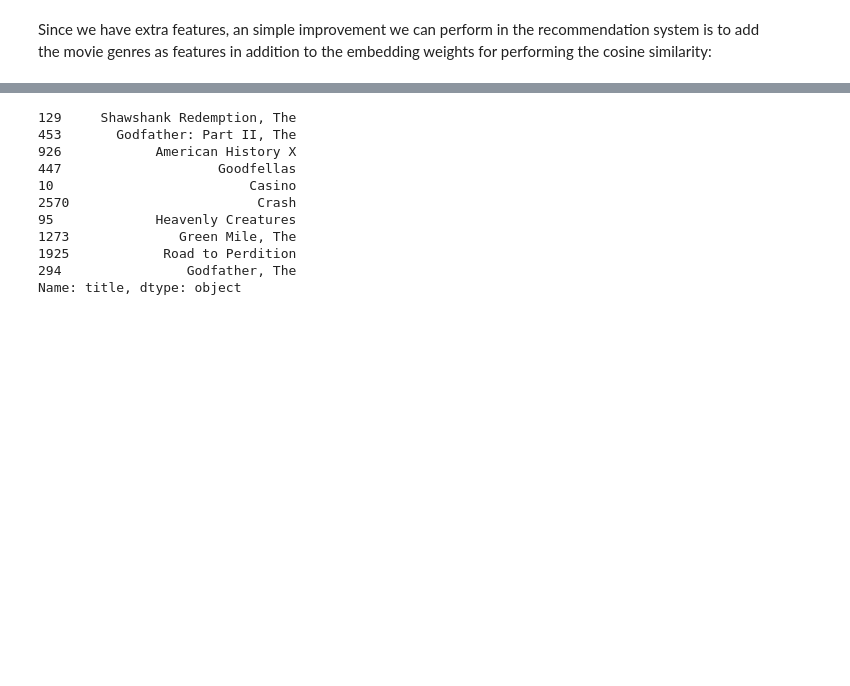
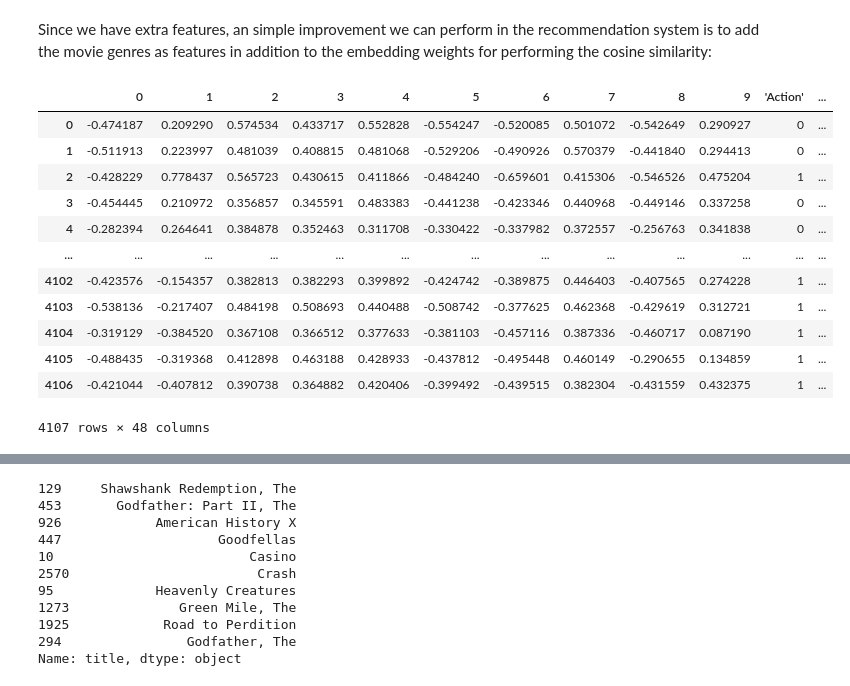
Before and after one commit to WittmannF/od-ml-challenge, a Jupyter notebook: OnDeckMLChallenge.ipynb, the cells around one changed output, grey strips where cells are left out. Saved outputs shown, nothing was run; the diff lists cells and outputs as text; code cells hidden in the pictures; blank space fills up the shorter version.

```diff
--- a/OnDeckMLChallenge.ipynb
+++ b/OnDeckMLChallenge.ipynb
@@ -646,6 +651,22 @@ Since we have extra features, an simple improvement we can perform in the recomm
 movie_em_weights_genres=pd.concat([movie_em_weights, movies_genres], axis=1)
 my_movie_weights=movie_em_weights_genres.iloc[my_movies_indexes]
 my_movie_weights_avg=my_movie_weights.mean()
+# %%
+movie_em_weights_genres
+# %% [output]
+|  | 0 | 1 | 2 | 3 | 4 | 5 | 6 | 7 | 8 | 9 | 'Action' | ... |
+| 0 | -0.474187 | 0.209290 | 0.574534 | 0.433717 | 0.552828 | -0.554247 | -0.520085 | 0.501072 | -0.542649 | 0.290927 | 0 | ... |
+| 1 | -0.511913 | 0.223997 | 0.481039 | 0.408815 | 0.481068 | -0.529206 | -0.490926 | 0.570379 | -0.441840 | 0.294413 | 0 | ... |
+| 2 | -0.428229 | 0.778437 | 0.565723 | 0.430615 | 0.411866 | -0.484240 | -0.659601 | 0.415306 | -0.546526 | 0.475204 | 1 | ... |
+| 3 | -0.454445 | 0.210972 | 0.356857 | 0.345591 | 0.483383 | -0.441238 | -0.423346 | 0.440968 | -0.449146 | 0.337258 | 0 | ... |
+| 4 | -0.282394 | 0.264641 | 0.384878 | 0.352463 | 0.311708 | -0.330422 | -0.337982 | 0.372557 | -0.256763 | 0.341838 | 0 | ... |
+| ... | ... | ... | ... | ... | ... | ... | ... | ... | ... | ... | ... | ... |
+| 4102 | -0.423576 | -0.154357 | 0.382813 | 0.382293 | 0.399892 | -0.424742 | -0.389875 | 0.446403 | -0.407565 | 0.274228 | 1 | ... |
+| 4103 | -0.538136 | -0.217407 | 0.484198 | 0.508693 | 0.440488 | -0.508742 | -0.377625 | 0.462368 | -0.429619 | 0.312721 | 1 | ... |
+| 4104 | -0.319129 | -0.384520 | 0.367108 | 0.366512 | 0.377633 | -0.381103 | -0.457116 | 0.387336 | -0.460717 | 0.087190 | 1 | ... |
+| 4105 | -0.488435 | -0.319368 | 0.412898 | 0.463188 | 0.428933 | -0.437812 | -0.495448 | 0.460149 | -0.290655 | 0.134859 | 1 | ... |
+| 4106 | -0.421044 | -0.407812 | 0.390738 | 0.364882 | 0.420406 | -0.399492 | -0.439515 | 0.382304 | -0.431559 | 0.432375 | 1 | ... |
+4107 rows × 48 columns
 # %%
 cos_sim_values=movie_em_weights_genres.apply(lambda x: cos_sim(x, my_movie_weights_avg.values), axis=1)
 recommendation=pd.DataFrame(cos_sim_values, columns=['cosine_similarity'])
```
Also changed, not shown: parts of 4 cells of this notebook.
